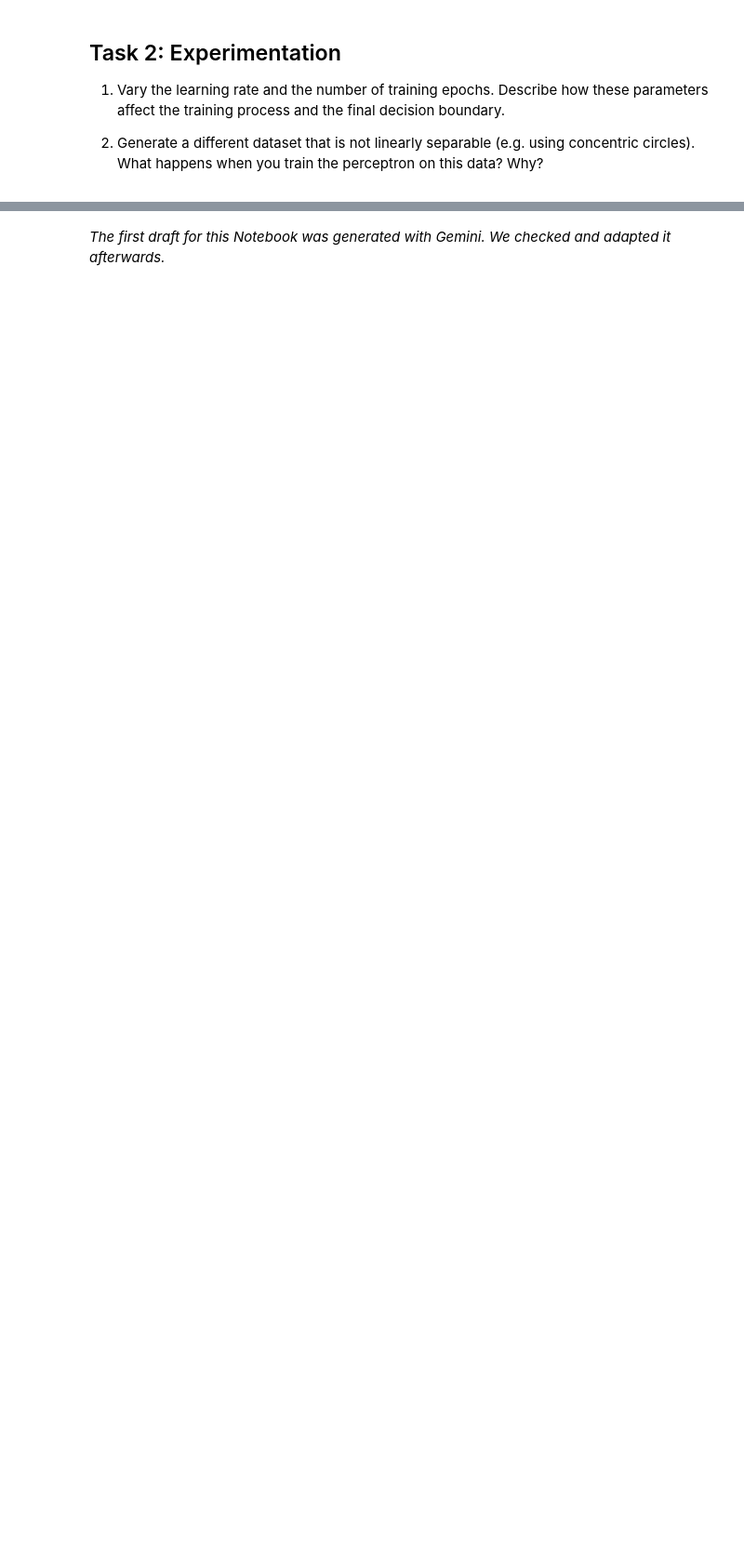
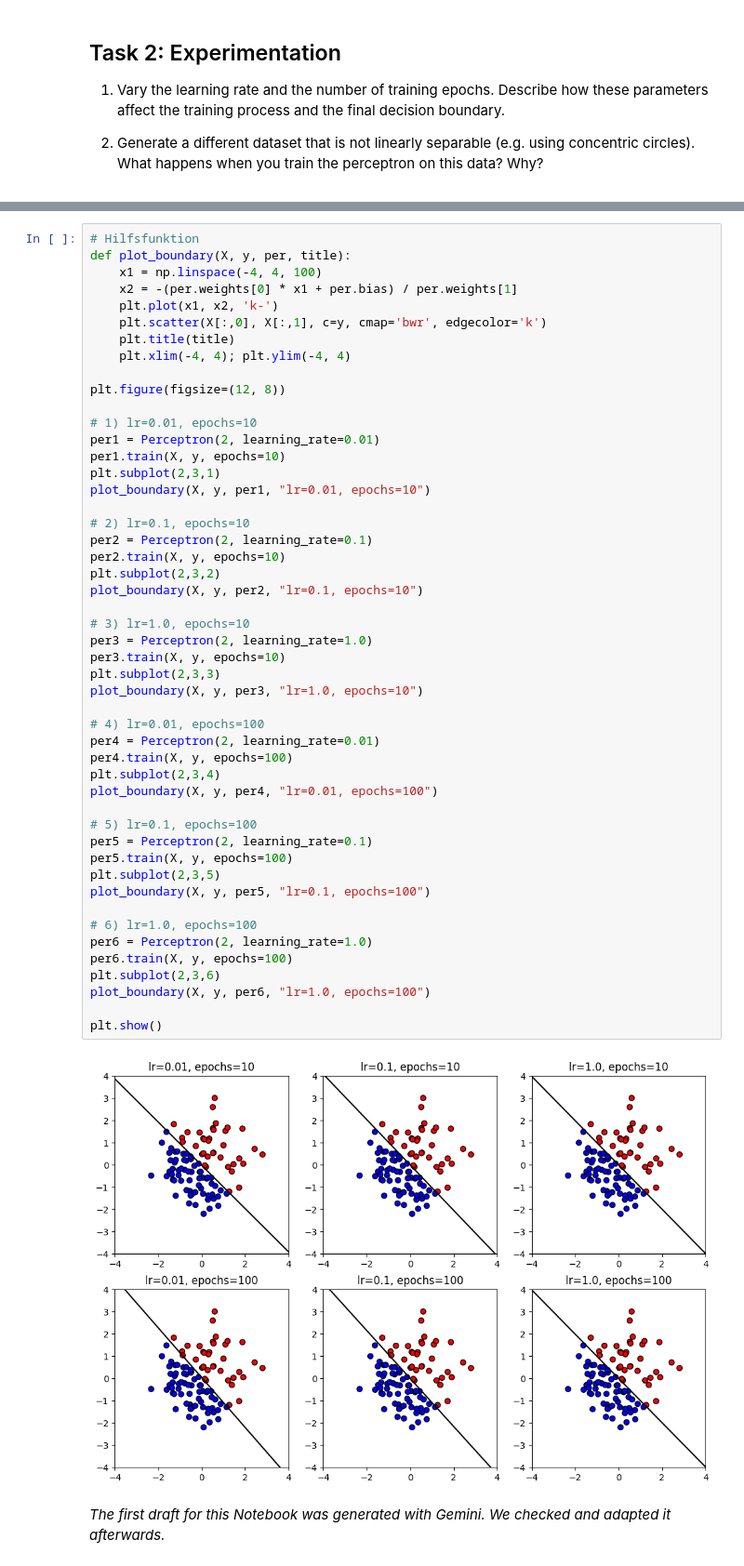
Before and after one commit to VincVX/Uni-NN, a Jupyter notebook: BiologicalNeuron.ipynb, the cells around one changed output, grey strips where cells are left out. Shown at 93% size. Saved outputs shown, nothing was run; the diff lists cells and outputs as text; blank space fills up the shorter version.

```diff
--- a/BiologicalNeuron.ipynb
+++ b/BiologicalNeuron.ipynb
@@ -339,2 +458,53 @@ def plot_decision_boundary(X, y, weights, bias):
+# %%
+# Hilfsfunktion
+def plot_boundary(X, y, per, title):
+    x1 = np.linspace(-4, 4, 100)
+    x2 = -(per.weights[0] * x1 + per.bias) / per.weights[1]
+    plt.plot(x1, x2, 'k-')
+    plt.scatter(X[:,0], X[:,1], c=y, cmap='bwr', edgecolor='k')
+    plt.title(title)
+    plt.xlim(-4, 4); plt.ylim(-4, 4)
+
+plt.figure(figsize=(12, 8))
+
+# 1) lr=0.01, epochs=10
+per1 = Perceptron(2, learning_rate=0.01)
+per1.train(X, y, epochs=10)
+plt.subplot(2,3,1)
+plot_boundary(X, y, per1, "lr=0.01, epochs=10")
+
+# 2) lr=0.1, epochs=10
+per2 = Perceptron(2, learning_rate=0.1)
+per2.train(X, y, epochs=10)
+plt.subplot(2,3,2)
+plot_boundary(X, y, per2, "lr=0.1, epochs=10")
+
+# 3) lr=1.0, epochs=10
+per3 = Perceptron(2, learning_rate=1.0)
+per3.train(X, y, epochs=10)
+plt.subplot(2,3,3)
+plot_boundary(X, y, per3, "lr=1.0, epochs=10")
+
+# 4) lr=0.01, epochs=100
+per4 = Perceptron(2, learning_rate=0.01)
+per4.train(X, y, epochs=100)
+plt.subplot(2,3,4)
+plot_boundary(X, y, per4, "lr=0.01, epochs=100")
+
+# 5) lr=0.1, epochs=100
+per5 = Perceptron(2, learning_rate=0.1)
+per5.train(X, y, epochs=100)
+plt.subplot(2,3,5)
+plot_boundary(X, y, per5, "lr=0.1, epochs=100")
+
+# 6) lr=1.0, epochs=100
+per6 = Perceptron(2, learning_rate=1.0)
+per6.train(X, y, epochs=100)
+plt.subplot(2,3,6)
+plot_boundary(X, y, per6, "lr=1.0, epochs=100")
+
+plt.show()
+# %% [output]
+[figure, added]
 # %% [markdown]
 *The first draft for this Notebook was generated with Gemini. We checked and adapted it afterwards.*
```
Also changed, not shown: parts of 8 cells of this notebook.
